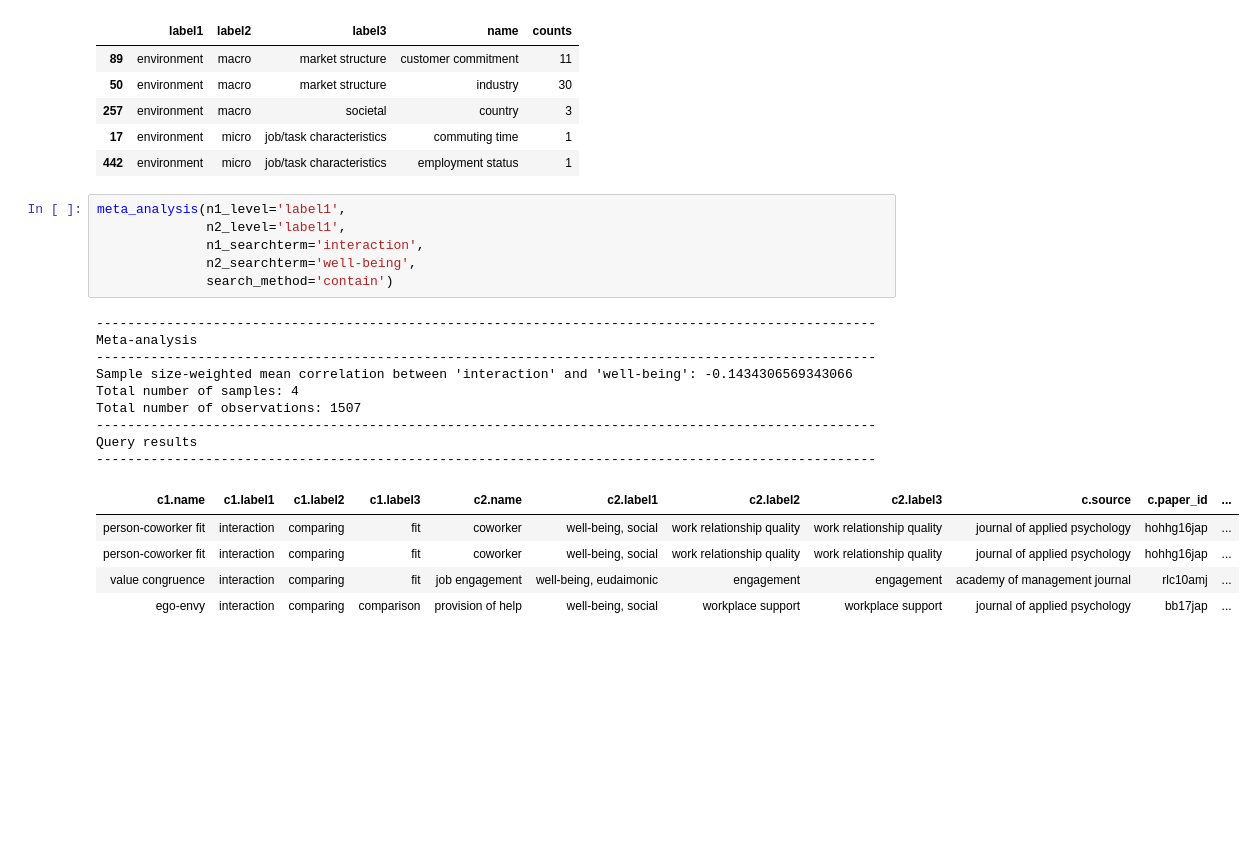
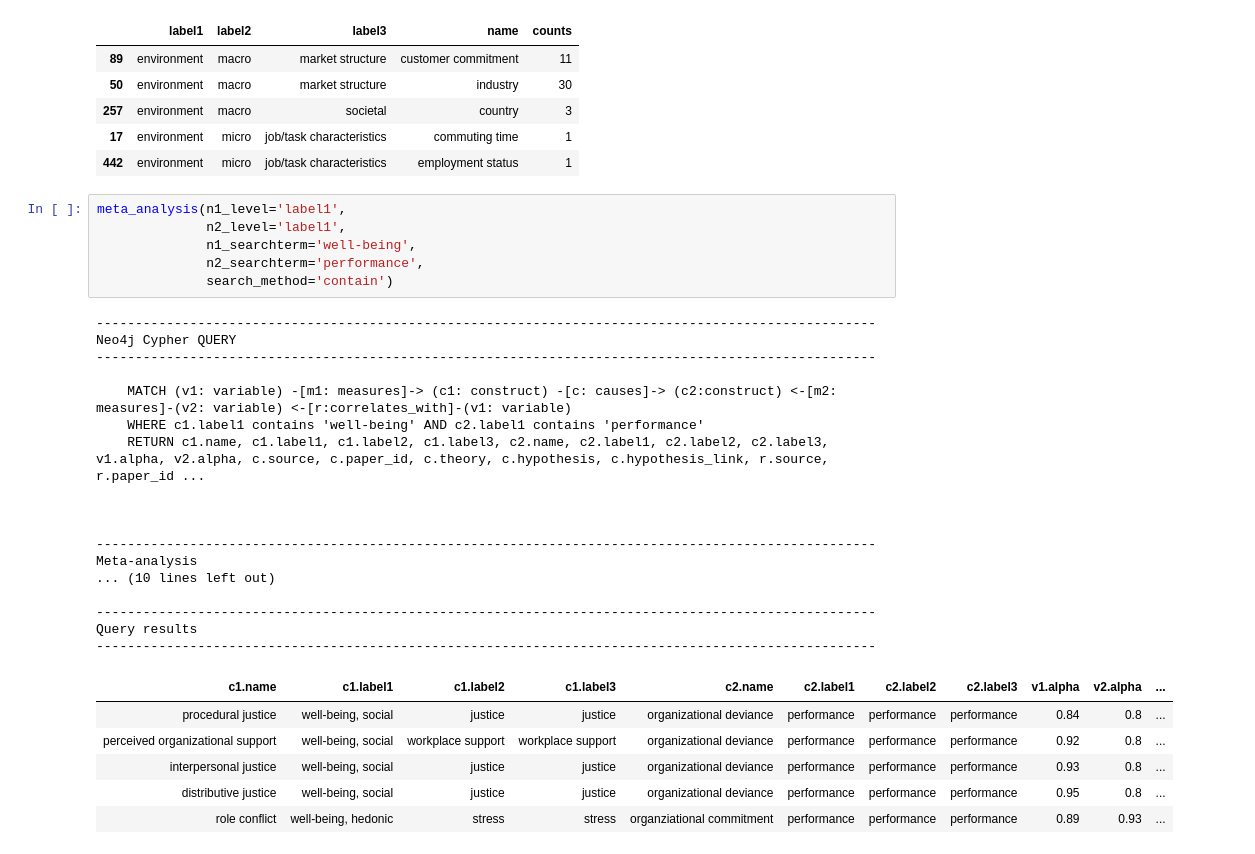
Before and after one commit to GoPeaks-AI/meta2causalgraph, a Jupyter notebook: Meta_Query2Graph.ipynb, the cells around one changed output. Saved outputs shown, nothing was run; the diff lists cells and outputs as text; blank space fills up the shorter version.

```diff
--- a/Meta_Query2Graph.ipynb
+++ b/Meta_Query2Graph.ipynb
@@ -761,24 +1048,33 @@ taxonomy().head()
 # %%
 meta_analysis(n1_level='label1',
               n2_level='label1',
-              n1_searchterm='interaction',
-              n2_searchterm='well-being',
+              n1_searchterm='well-being',
+              n2_searchterm='performance',
               search_method='contain')
 # %% [output]
+----------------------------------------------------------------------------------------------------
+Neo4j Cypher QUERY
+----------------------------------------------------------------------------------------------------
+
+    MATCH (v1: variable) -[m1: measures]-> (c1: construct) -[c: causes]-> (c2:construct) <-[m2: measures]-(v2: variable) <-[r:correlates_with]-(v1: variable)
+    WHERE c1.label1 contains 'well-being' AND c2.label1 contains 'performance'
+    RETURN c1.name, c1.label1, c1.label2, c1.label3, c2.name, c2.label1, c2.label2, c2.label3, v1.alpha, v2.alpha, c.source, c.paper_id, c.theory, c.hypothesis, c.hypothesis_link, r.source, r.paper_id ...
+
+
+
 ----------------------------------------------------------------------------------------------------
 Meta-analysis
-----------------------------------------------------------------------------------------------------
-Sample size-weighted mean correlation between 'interaction' and 'well-being': -0.1434306569343066
-Total number of samples: 4
-Total number of observations: 1507
+... (10 lines left out)
+
 ----------------------------------------------------------------------------------------------------
 Query results
 ----------------------------------------------------------------------------------------------------
-| c1.name | c1.label1 | c1.label2 | c1.label3 | c2.name | c2.label1 | c2.label2 | c2.label3 | c.source | c.paper_id | ... |
-| person-coworker fit | interaction | comparing | fit | coworker | well-being, social | work relationship quality | work relationship quality | journal of applied psychology | hohhg16jap | ... |
-| person-coworker fit | interaction | comparing | fit | coworker | well-being, social | work relationship quality | work relationship quality | journal of applied psychology | hohhg16jap | ... |
-| value congruence | interaction | comparing | fit | job engagement | well-being, eudaimonic | engagement | engagement | academy of management journal | rlc10amj | ... |
-| ego-envy | interaction | comparing | comparison | provision of help | well-being, social | workplace support | workplace support | journal of applied psychology | bb17jap | ... |
+| c1.name | c1.label1 | c1.label2 | c1.label3 | c2.name | c2.label1 | c2.label2 | c2.label3 | v1.alpha | v2.alpha | ... |
+| procedural justice | well-being, social | justice | justice | organizational deviance | performance | performance | performance | 0.84 | 0.8 | ... |
+| perceived organizational support | well-being, social | workplace support | workplace support | organizational deviance | performance | performance | performance | 0.92 | 0.8 | ... |
+| interpersonal justice | well-being, social | justice | justice | organizational deviance | performance | performance | performance | 0.93 | 0.8 | ... |
+| distributive justice | well-being, social | justice | justice | organizational deviance | performance | performance | performance | 0.95 | 0.8 | ... |
+| role conflict | well-being, hedonic | stress | stress | organziational commitment | performance | performance | performance | 0.89 | 0.93 | ... |
 # %%
 causal_graph(n1_level='label1',
              n2_level='label1',
```
Also changed, not shown: parts of 8 cells of this notebook, 3 other files.
